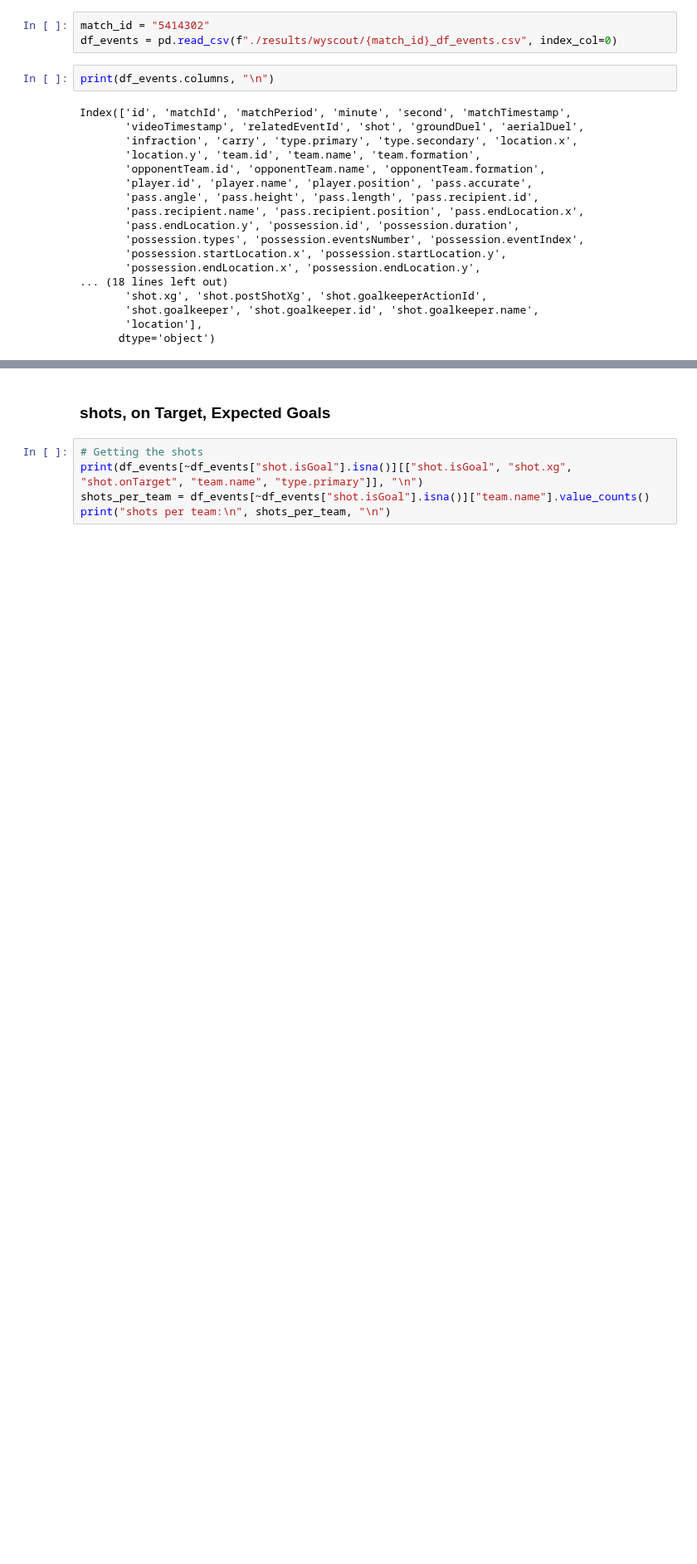
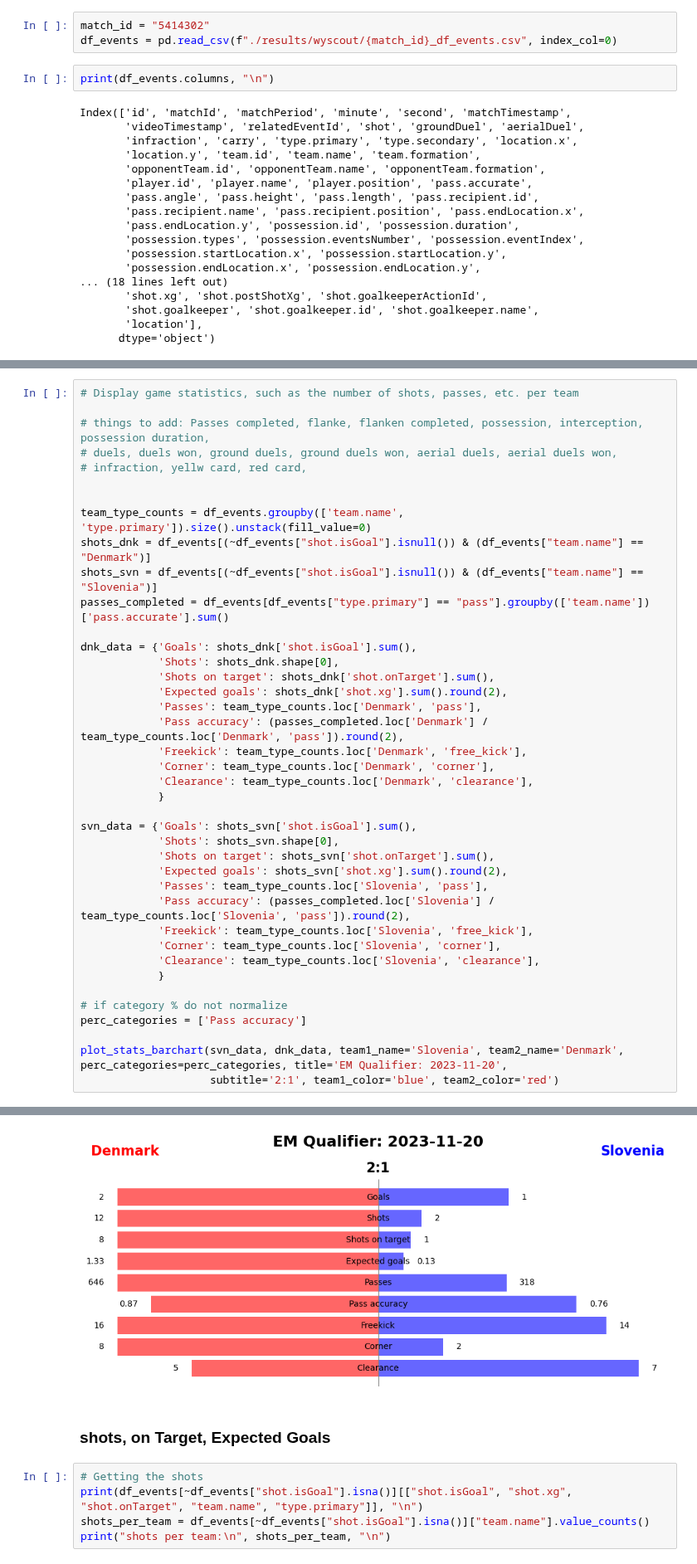
Before and after one commit to ngroggy/SoccerAnalytics, a Jupyter notebook: notebooks/wyscout_yg.ipynb, the cells around one changed output, grey strips where cells are left out. Shown at 83% size. Drawn from its saved outputs; the diff is of its cells as text; blank space fills up the shorter version.

Commit message:
add folder src with helper functions, changed wyscout_yg with first viz for Denmark:Slovenia

```diff
--- a/notebooks/wyscout_yg.ipynb
+++ b/notebooks/wyscout_yg.ipynb
@@ -54,0 +206,41 @@ Name: matchPeriod, Length: 1719, dtype: object
+# %%
+# Display game statistics, such as the number of shots, passes, etc. per team
+
+# things to add: Passes completed, flanke, flanken completed, possession, interception, possession duration,
+# duels, duels won, ground duels, ground duels won, aerial duels, aerial duels won,
+# infraction, yellw card, red card,
+
+
+team_type_counts = df_events.groupby(['team.name', 'type.primary']).size().unstack(fill_value=0)
+shots_dnk = df_events[(~df_events["shot.isGoal"].isnull()) & (df_events["team.name"] == "Denmark")]
+shots_svn = df_events[(~df_events["shot.isGoal"].isnull()) & (df_events["team.name"] == "Slovenia")]
+passes_completed = df_events[df_events["type.primary"] == "pass"].groupby(['team.name'])['pass.accurate'].sum()
+
+dnk_data = {'Goals': shots_dnk['shot.isGoal'].sum(),
+            'Shots': shots_dnk.shape[0],
+            'Shots on target': shots_dnk['shot.onTarget'].sum(),
+            'Expected goals': shots_dnk['shot.xg'].sum().round(2),
+            'Passes': team_type_counts.loc['Denmark', 'pass'],
+            'Pass accuracy': (passes_completed.loc['Denmark'] / team_type_counts.loc['Denmark', 'pass']).round(2),
+            'Freekick': team_type_counts.loc['Denmark', 'free_kick'],
+            'Corner': team_type_counts.loc['Denmark', 'corner'],
+            'Clearance': team_type_counts.loc['Denmark', 'clearance'],
+            }
+
+svn_data = {'Goals': shots_svn['shot.isGoal'].sum(),
+            'Shots': shots_svn.shape[0],
+            'Shots on target': shots_svn['shot.onTarget'].sum(),
+            'Expected goals': shots_svn['shot.xg'].sum().round(2),
+            'Passes': team_type_counts.loc['Slovenia', 'pass'],
+            'Pass accuracy': (passes_completed.loc['Slovenia'] / team_type_counts.loc['Slovenia', 'pass']).round(2),
+            'Freekick': team_type_counts.loc['Slovenia', 'free_kick'],
+            'Corner': team_type_counts.loc['Slovenia', 'corner'],
+            'Clearance': team_type_counts.loc['Slovenia', 'clearance'],
+            }
+
+# if category % do not normalize
+perc_categories = ['Pass accuracy']
+
+plot_stats_barchart(svn_data, dnk_data, team1_name='Slovenia', team2_name='Denmark', perc_categories=perc_categories, title='EM Qualifier: 2023-11-20',
+                    subtitle='2:1', team1_color='blue', team2_color='red')
+# %% [output]
@@ -55,3 +248,4 @@ Name: matchPeriod, Length: 1719, dtype: object
+[figure, added]
 # %% [markdown]
 ### shots, on Target, Expected Goals
 # %%
```
Also changed, not shown: parts of 13 cells of this notebook, 2 other files.
